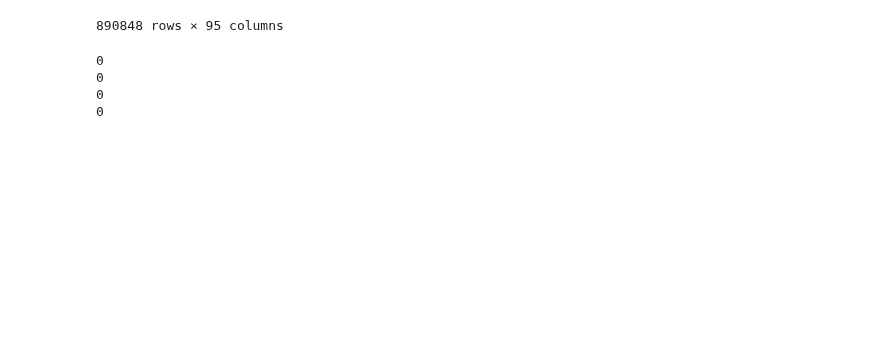
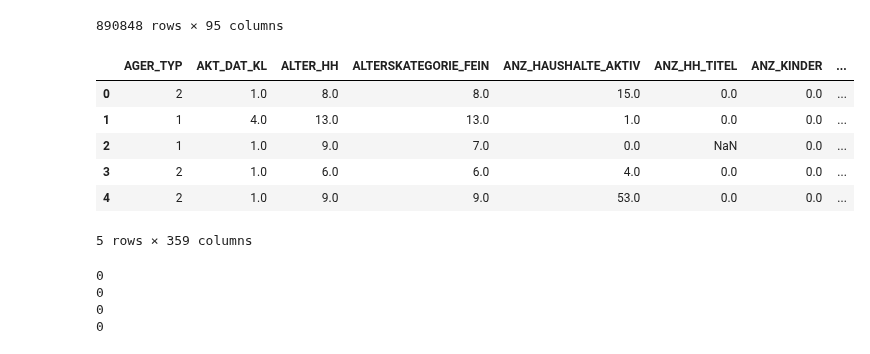
Before and after one commit to realmanisingh/population-segmentation, a Jupyter notebook: data_cleaning.ipynb, the cells around one changed output. Drawn from its saved outputs; the diff is of its cells as text; code cells hidden in the pictures; blank space fills up the shorter version.

```diff
--- a/data_cleaning.ipynb
+++ b/data_cleaning.ipynb
@@ -347,6 +377,16 @@ general_data.select_dtypes(exclude="float64")
 | 891219 | -1 | 9 | 51 | 0 | 0 | 10 | ... |
 | 891220 | -1 | 6 | 43 | 0 | 0 | 10 | ... |
 890848 rows × 95 columns
+# %%
+train_data.head()
+# %% [output]
+|  | AGER_TYP | AKT_DAT_KL | ALTER_HH | ALTERSKATEGORIE_FEIN | ANZ_HAUSHALTE_AKTIV | ANZ_HH_TITEL | ANZ_KINDER | ... |
+| 0 | 2 | 1.0 | 8.0 | 8.0 | 15.0 | 0.0 | 0.0 | ... |
+| 1 | 1 | 4.0 | 13.0 | 13.0 | 1.0 | 0.0 | 0.0 | ... |
+| 2 | 1 | 1.0 | 9.0 | 7.0 | 0.0 | NaN | 0.0 | ... |
+| 3 | 2 | 1.0 | 6.0 | 6.0 | 4.0 | 0.0 | 0.0 | ... |
+| 4 | 2 | 1.0 | 9.0 | 9.0 | 53.0 | 0.0 | 0.0 | ... |
+5 rows × 359 columns
 # %%
 def replace_nulls(df):
     """
```
Also changed, not shown: parts of 5 cells of this notebook.
